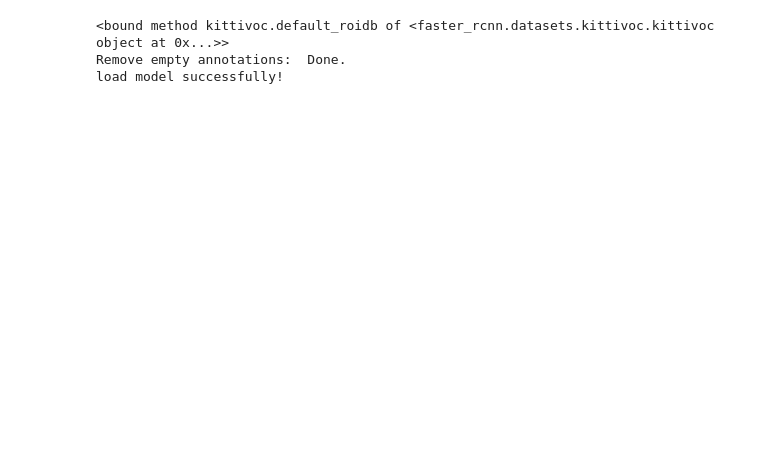
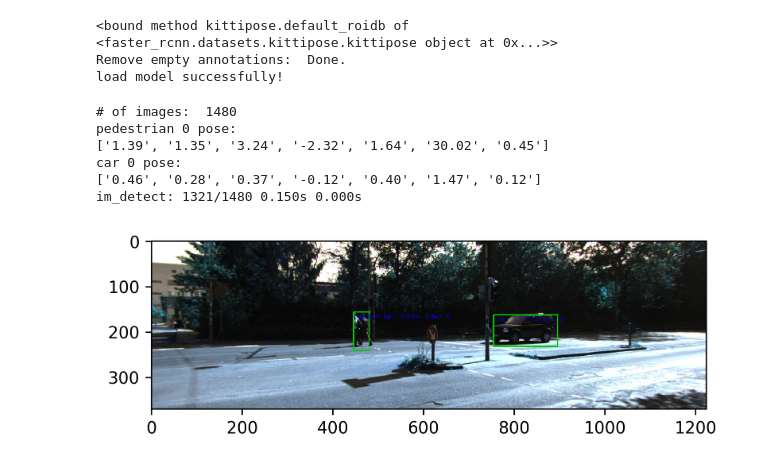
Before and after one commit to princeward/faster_rcnn_pytorch, a Jupyter notebook: test_kitti_notebook.ipynb, the cells around one changed output. Drawn from its saved outputs; the diff is of its cells as text; code cells hidden in the pictures; blank space fills up the shorter version.

Commit message:
pose net now trainable. modified test notebook to show pose along with detection

```diff
--- a/test_kitti_notebook.ipynb
+++ b/test_kitti_notebook.ipynb
@@ -24,10 +24,11 @@ mpl.rcParams['figure.dpi']= 300
 # ------------
 #imdb_name = 'voc_2007_test'
 #imdb_name = 'kittivoc_train'
-imdb_name = 'kittivoc_val'
+#imdb_name = 'kittivoc_val'
+imdb_name = 'kittipose_val'
 #imdb_name = 'kitti_train'
 cfg_file = 'experiments/cfgs/faster_rcnn_end2end.yml'
-trained_model = 'models/saved_model6/faster_rcnn_20000.h5'
+trained_model = 'models/saved_pose_model1/faster_rcnn_60000.h5'
 
 # rand_seed = 1024
 
@@ -53,19 +54,21 @@ print('load model successfully!')
 net.cuda()
 net.eval(); # set network to evaluation mode, which affects the behavior of batch norm, dropout, etc
 # %% [output]
-<bound method kittivoc.default_roidb of <faster_rcnn.datasets.kittivoc.kittivoc object at 0x...>>
+<bound method kittipose.default_roidb of <faster_rcnn.datasets.kittipose.kittipose object at 0x...>>
 Remove empty annotations:  Done.
 load model successfully!
 # %%
-def vis_detections(im, class_name, dets, thresh=0.8):
+def vis_detections(im, class_name, dets, poses, thresh=0.8):
     """Visual debugging of detections."""
     for i in range(np.minimum(10, dets.shape[0])):
         bbox = tuple(int(np.round(x)) for x in dets[i, :4])
         score = dets[i, -1]
         if score > thresh:
             cv2.rectangle(im, bbox[0:2], bbox[2:4], (0, 204, 0), 2)
-            cv2.putText(im, '%s: %.3f' % (class_name, score), (bbox[0], bbox[1] + 15), cv2.FONT_HERSHEY_PLAIN,
+            cv2.putText(im, '%s: %.3f Index %d' % (class_name, score, i), (bbox[0], bbox[1] + 15), cv2.FONT_HERSHEY_PLAIN,
                         1.0, (0, 0, 255), thickness=1)
+            print class_name, i, "pose:"
+            print ["{0:0.2f}".format(p) for p in poses[i]]
     return im
 
 
@@ -88,13 +91,15 @@ def im_detect(net, image, disparity):
         [[im_data.shape[1], im_data.shape[2], im_scales[0]]],
         dtype=np.float32)
 
-    cls_prob, bbox_pred, rois = net(im_data, im_info, disp_data)
+    cls_prob, bbox_pred, pose_pred, rois = net(im_data, im_info, disp_data)
     # cls_prob.shape = (300, 4) # KITTI has four classes, '__background__', 'Car', 'Pedestrian', 'Cyclist'
     # bbox_pred.shape = (300, 16)
     # rois.shape = (300, 5)
+    # pose_pred.shape = (300, 7)
 
     scores = cls_prob.data.cpu().numpy()
     boxes = rois.data.cpu().numpy()[:, 1:5] / im_info[0][2]
+    poses = pose_pred.data.cpu().numpy() # convert pose prediction from torch to numpy
     cfg.TEST.BBOX_REG = True
     if cfg.TEST.BBOX_REG: # True in this case
         # Apply bounding-box regression deltas
@@ -106,7 +111,7 @@ def im_detect(net, image, disparity):
         # Simply repeat the boxes, once for each class
         pred_boxes = np.tile(boxes, (1, scores.shape[1]))
 
-    return scores, pred_boxes
+    return scores, pred_boxes, poses
 # %%
 max_per_image=300
 thresh=0.05
@@ -140,9 +145,10 @@ for i in range(idx_image,idx_image+1):
 
     _t['im_detect'].tic()
 
-    scores, boxes = im_detect(net, im, disp_path)
+    scores, boxes, poses = im_detect(net, im, disp_path)
     # scores.shape = (300, 4)
     # boxes.shape = (300, 16)
+    # poses.shape = (300, 7)
 
     detect_time = _t['im_detect'].toc(average=False)
 
@@ -156,31 +162,45 @@ for i in range(idx_image,idx_image+1):
         inds = np.where(scores[:, j] > thresh)[0]
         cls_scores = scores[inds, j]
         cls_boxes = boxes[inds, j * 4:(j + 1) * 4]
         cls_dets = np.hstack((cls_boxes, cls_scores[:, np.newaxis])) \
             .astype(np.float32, copy=False)
         keep = nms(cls_dets, cfg.TEST.NMS)
         cls_dets = cls_dets[keep, :]
+        poses_keep = poses[keep, :]
+
+        # print "# of", imdb._classes[j], ":", len(keep) # print class name
+
+
         if vis:
-            im2show = vis_detections(im2show, imdb.classes[j], cls_dets)
+            im2show = vis_detections(im2show, imdb.classes[j], cls_dets, poses_keep)
         all_boxes[j][i] = cls_dets
 
     # Limit to max_per_image detections *over all classes*
     _t['misc'].tic()
     if max_per_image > 0:
         image_scores = np.hstack([all_boxes[j][i][:, -1]
                                   for j in xrange(1, imdb.num_classes)])
         if len(image_scores) > max_per_image:
             image_thresh = np.sort(image_scores)[-max_per_image]
             for j in xrange(1, imdb.num_classes):
                 keep = np.where(all_boxes[j][i][:, -1] >= image_thresh)[0]
                 all_boxes[j][i] = all_boxes[j][i][keep, :]
     nms_time = _t['misc'].toc(average=False)
 
     print 'im_detect: {:d}/{:d} {:.3f}s {:.3f}s' \
         .format(i + 1, num_images, detect_time, nms_time)
 
+
     if vis:
         #cv2.imshow('test', im2show)
         #cv2.waitKey(0)
         plt.imshow(im2show)
         #pass
+# %% [output]
+# of images:  1480
+pedestrian 0 pose:
+['1.39', '1.35', '3.24', '-2.32', '1.64', '30.02', '0.45']
+car 0 pose:
+['0.46', '0.28', '0.37', '-0.12', '0.40', '1.47', '0.12']
+im_detect: 1321/1480 0.150s 0.000s
+[figure, added]
```
Also changed, not shown: 2 other files.
